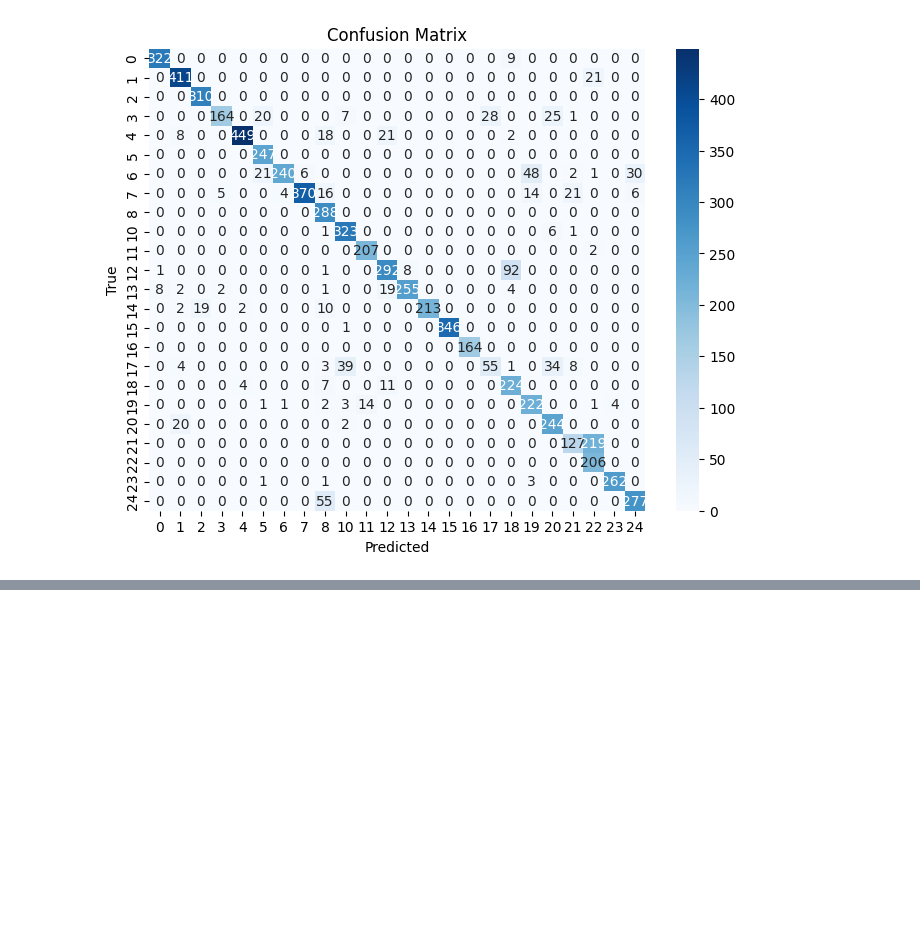
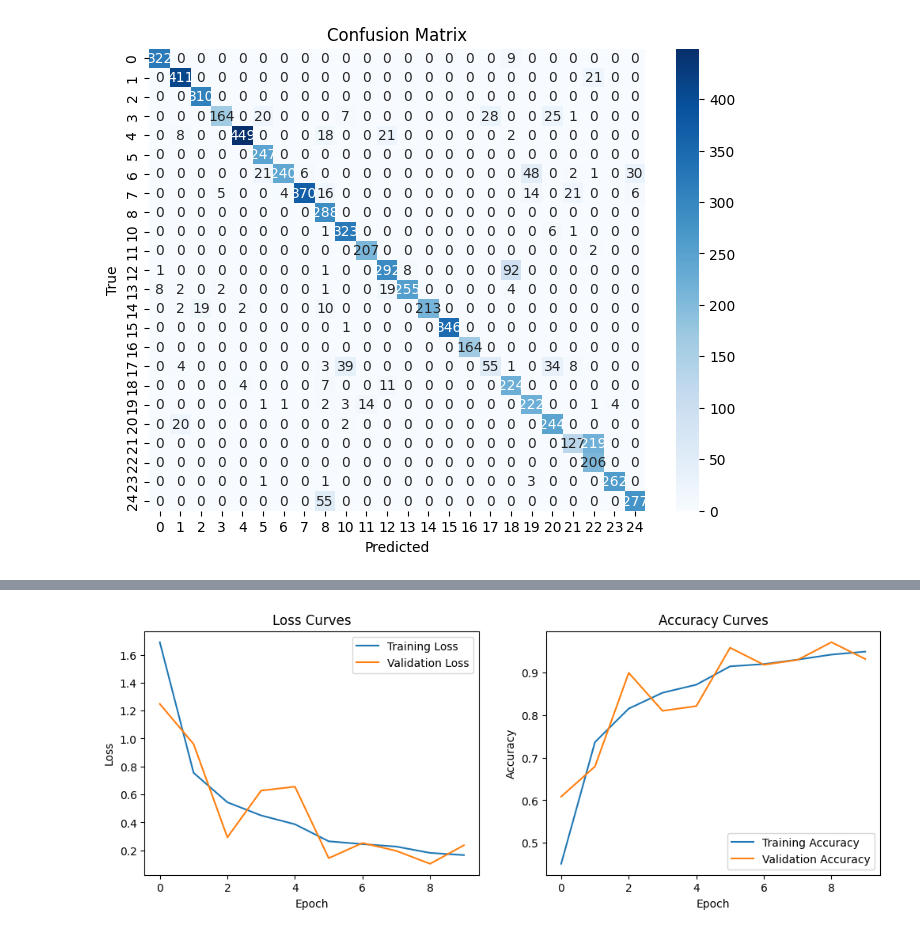
Before and after one commit to damodaramPv/ML_project, a Jupyter notebook: Project_Phase1.ipynb, the cells around one changed output, grey strips where cells are left out. Cells and saved outputs as stored; diff of their text form; code cells hidden in the pictures; blank space fills up the shorter version.

```diff
--- a/Project_Phase1.ipynb
+++ b/Project_Phase1.ipynb
@@ -399,0 +514,18 @@ weighted avg       0.89      0.87      0.86      7172
+# %%
+model4 = Sequential()
+model4.add(Conv2D(32, (3, 3), activation='relu', input_shape=(28, 28, 1)))
+model4.add(MaxPooling2D((2, 2)))
+model4.add(Conv2D(64, (3, 3), activation='relu'))
+model4.add(MaxPooling2D((2, 2)))
+model4.add(Conv2D(128, (3, 3), activation='relu'))
+model4.add(MaxPooling2D((2, 2)))
+model4.add(BatchNormalization())
+model4.add(Flatten())
+model4.add(Dense(256, activation='relu'))
+model4.add(Dropout(0.5))
+model4.add(Dense(128, activation='relu'))
+model4.add(Dropout(0.5))
+model4.add(Dense(24, activation='softmax'))
+# %%
+model4.compile(optimizer=Adam(learning_rate=0.00155) , loss = 'categorical_crossentropy' , metrics = ['accuracy'])
+model4.summary()
@@ -399,0 +550,2 @@ weighted avg       0.89      0.87      0.86      7172
+# %%
+history4 = model4.fit(datagen.flow(x_train,y_train, batch_size = 64) ,epochs = 10 , validation_data = (x_test, y_test) , callbacks = [learning_rate_reduction])
@@ -399,0 +570,4 @@ weighted avg       0.89      0.87      0.86      7172
+# %%
+plotTrainCurves(history4)
+# %% [output]
+[figure, added]
```
Also changed, not shown: parts of 19 cells of this notebook, 2 other files.
